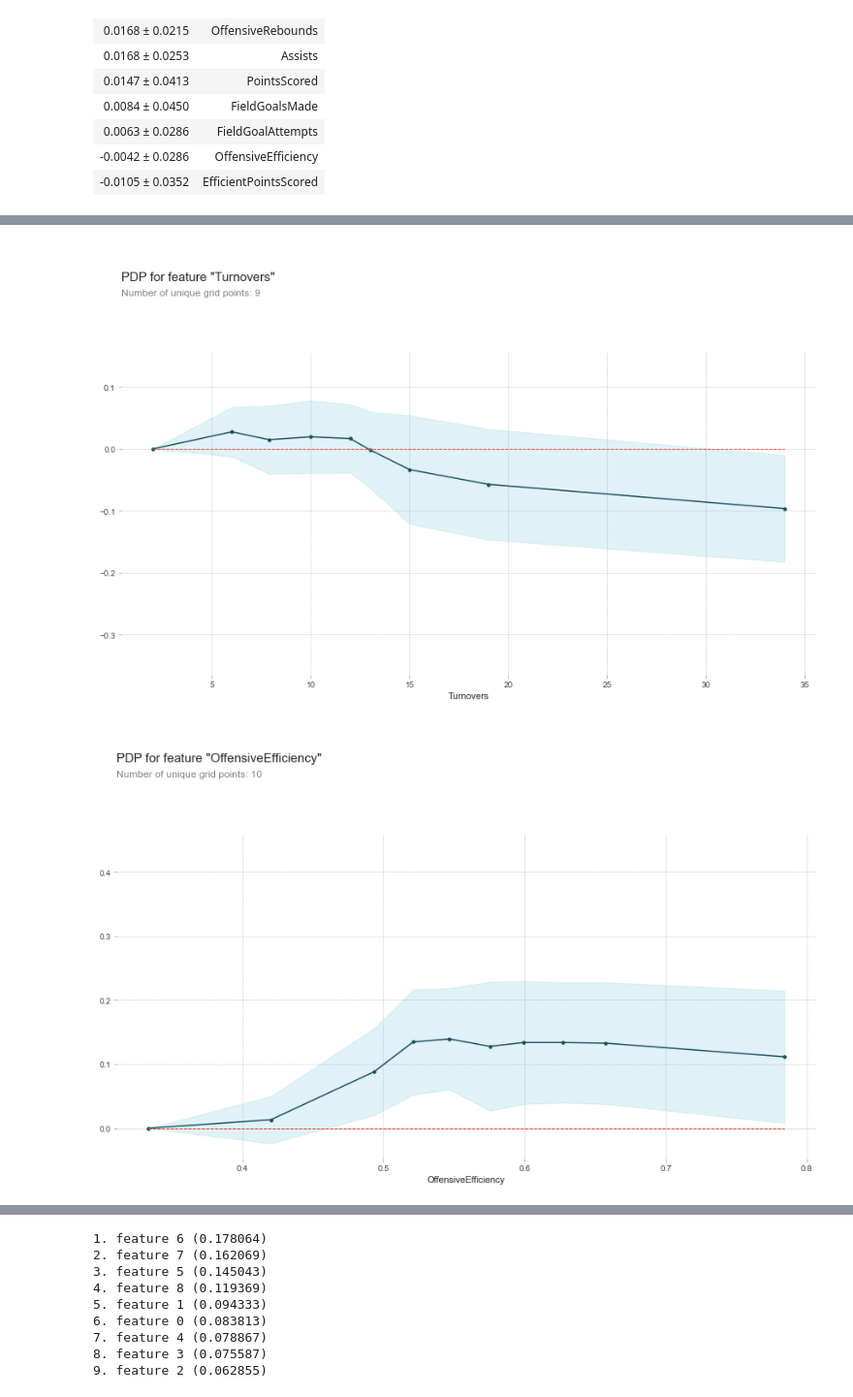
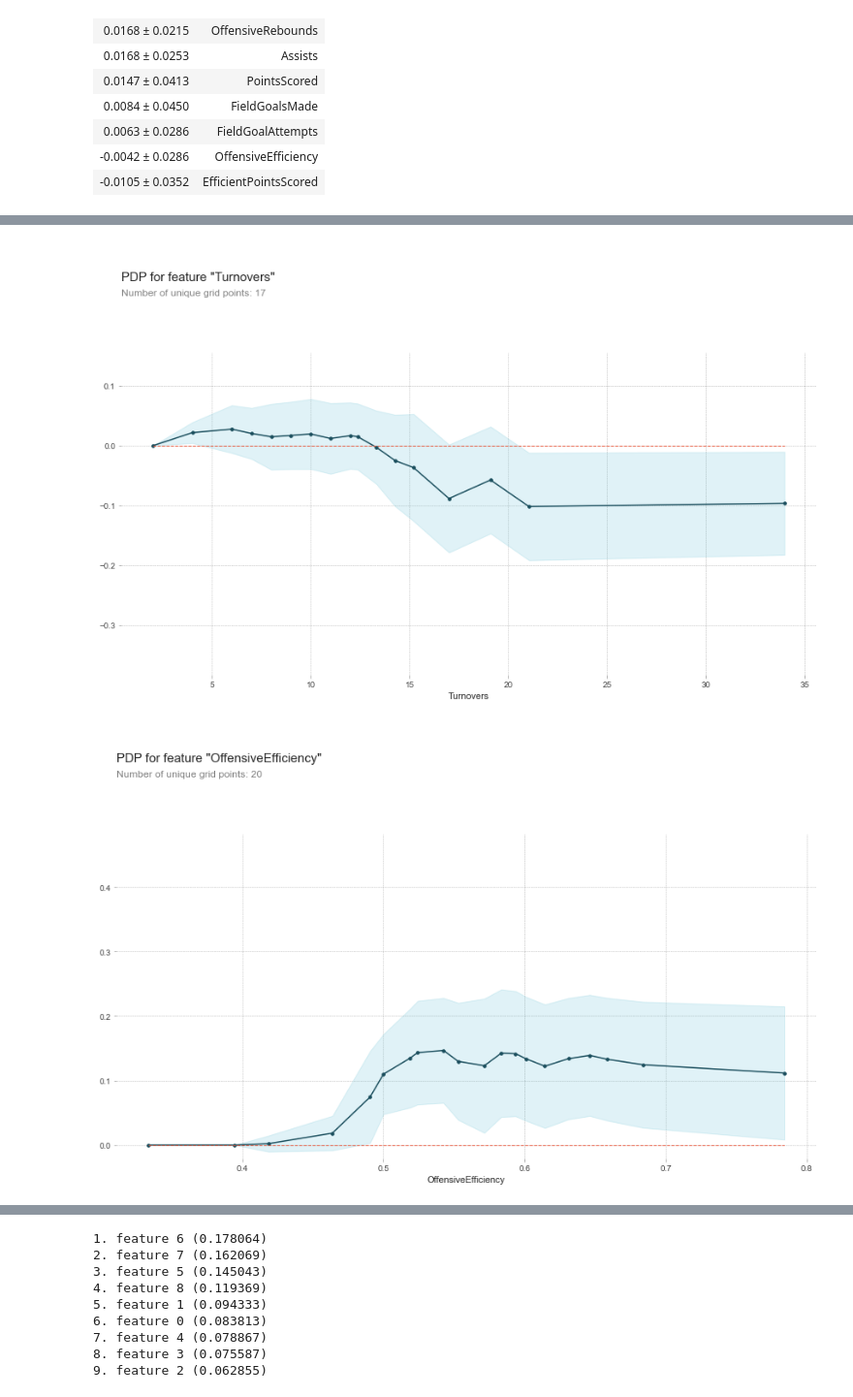
Before and after one commit to jreckin/FunAnalyticalStuff, a Jupyter notebook: offensive_efficiency_more_games.ipynb, the cells around one changed output, grey strips where cells are left out. Shown at 97% size. Drawn from its saved outputs; the diff is of its cells as text; code cells hidden in the pictures.

```diff
--- a/offensive_efficiency_more_games.ipynb
+++ b/offensive_efficiency_more_games.ipynb
@@ -450,7 +450,7 @@ predictions.to_csv('WinOrLossPredictions.csv')
 # %%
 from pdpbox import pdp, get_dataset, info_plots
 for feat_name in base_features:
-    pdp_dist = pdp.pdp_isolate(model = lr, dataset = val_X, model_features = base_features, feature = feat_name)
+    pdp_dist = pdp.pdp_isolate(model = lr, dataset = val_X, model_features = base_features, feature = feat_name, num_grid_points = 20)
     pdp.pdp_plot(pdp_dist, feat_name)
     plt.show()
 # %% [output]
@@ -466,7 +466,7 @@ for feat_name in base_features:
 # %%
 from pdpbox import pdp, get_dataset, info_plots
 for feat_name in base_features:
-    pdp_dist = pdp.pdp_isolate(model = rf, dataset = val_X, model_features = base_features, feature = feat_name)
+    pdp_dist = pdp.pdp_isolate(model = rf, dataset = val_X, model_features = base_features, feature = feat_name,num_grid_points = 20)
     pdp.pdp_plot(pdp_dist, feat_name)
     plt.show()
 # %% [output]
@@ -477,2 +477,2 @@ for feat_name in base_features:
-[figure, old version]
+[figure, new version]
-[figure, old version]
+[figure, new version]
```
Also changed, not shown: parts of 11 cells of this notebook, 1 other file.
